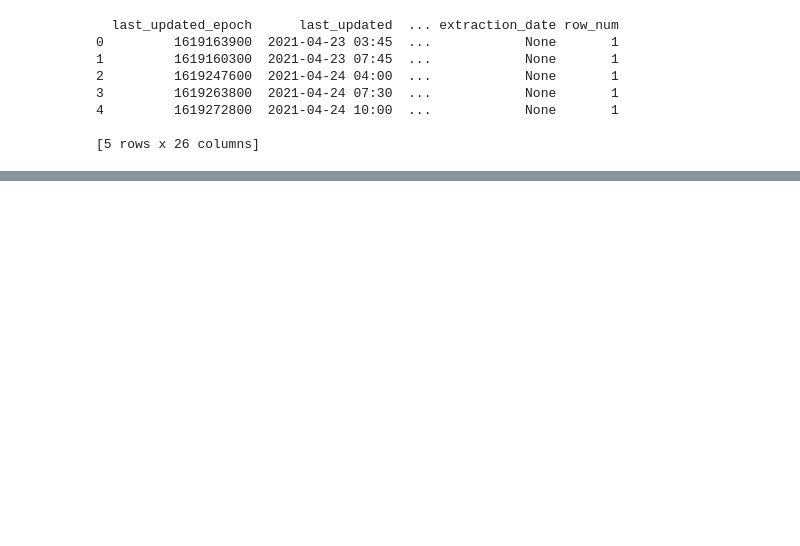
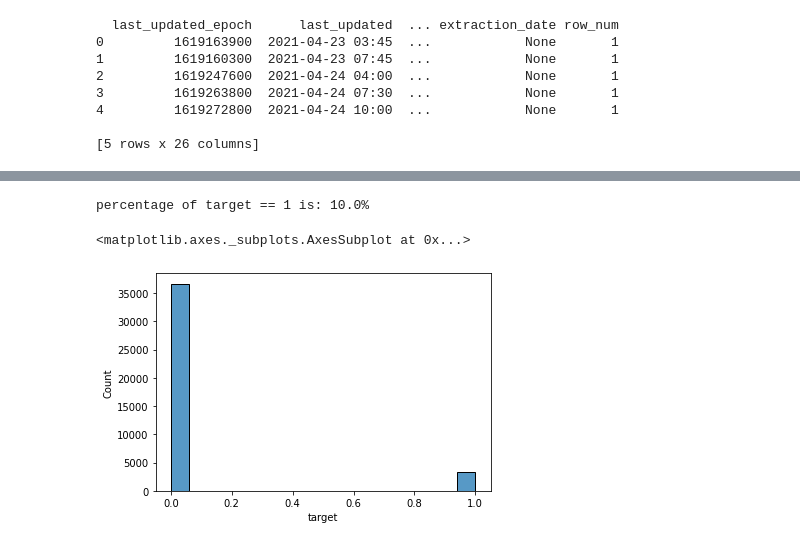
Before and after one commit to phelipesoares/Rain-Prediction, a Jupyter notebook: Extract_Pickle_File_from_BigQuery.ipynb, the cells around one changed output, grey strips where cells are left out. Cells and saved outputs as stored; diff of their text form; code cells hidden in the pictures; blank space fills up the shorter version.

```diff
--- a/Extract_Pickle_File_from_BigQuery.ipynb
+++ b/Extract_Pickle_File_from_BigQuery.ipynb
@@ -37,0 +57,4 @@ df = df.drop(columns=['row_num', 'last_updated_epoch', 'extraction_date'])
+# %%
+# Open pickle file
+file = open('weather_data_30-08-2021', 'rb')
+df = pickle.load(file)
@@ -37,0 +79,8 @@ df = df.drop(columns=['row_num', 'last_updated_epoch', 'extraction_date'])
+# %%
+# This conditions means that it's raining in the moment
+raining_list = ['Light rain', 'Light rain shower', 'Light drizzle', 'Heavy rain', 'Moderate rain', 'Patchy light rain with thunder'
+            , 'Moderate or heavy rain shower', 'Patchy light rain', 'Torrential rain shower', 'Moderate rain at times'
+            , 'Moderate or heavy rain with thunder']
+# %%
+# Creating the target variable
+df['target'] = df['condition'].apply(lambda x: 1 if x in raining_list else 0)
@@ -44,0 +142,9 @@ df.to_pickle("weather_data_30-08-2021")
+# %%
+# Target Variable Ocurrency
+percent = str(round(sum(df['target'])/len(df['target']), 1)*100) + '%'
+print(f'percentage of target == 1 is: {percent}')
+sns.histplot(data=df['target'])
+# %% [output]
+percentage of target == 1 is: 10.0%
+<matplotlib.axes._subplots.AxesSubplot at 0x...>
+[figure, added]
```
Also changed, not shown: parts of 23 cells of this notebook.
